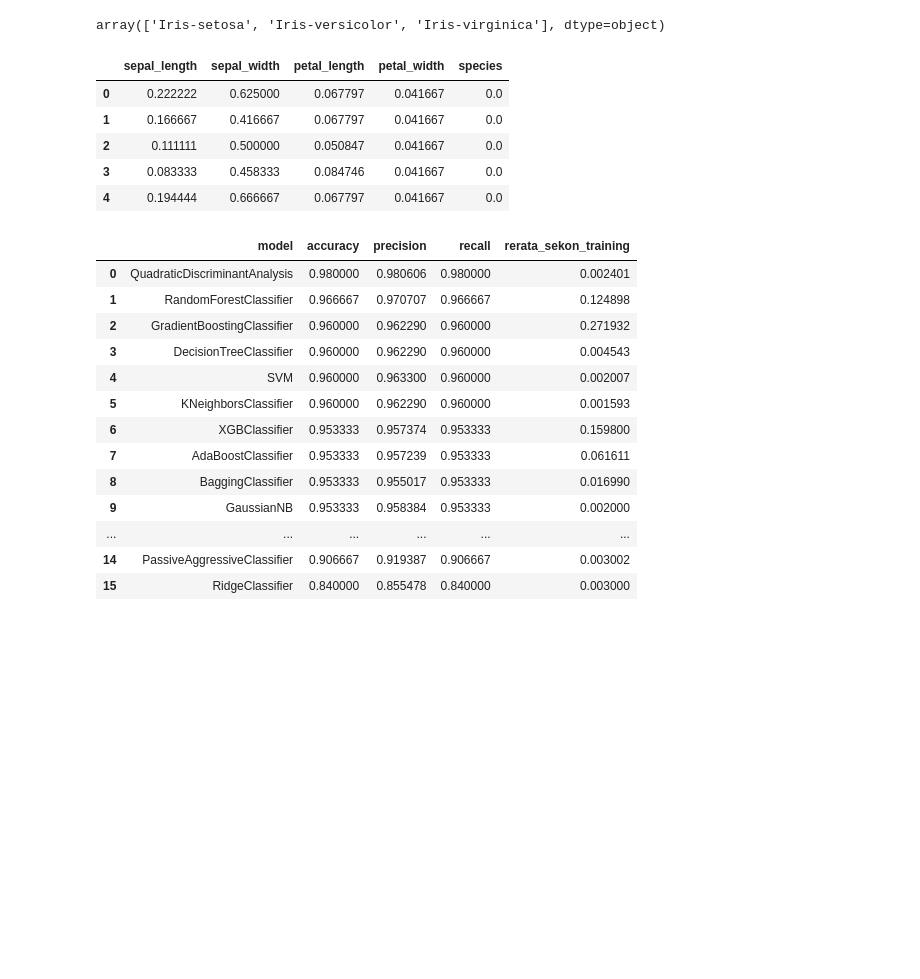
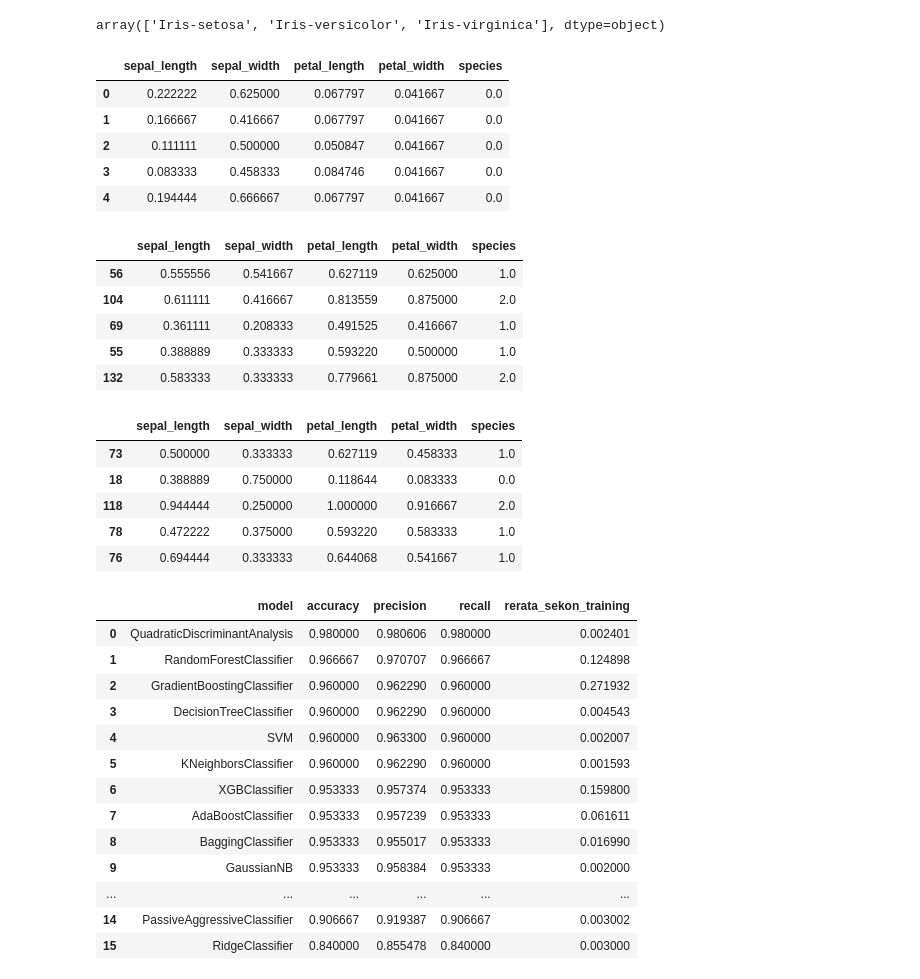
Before and after one commit to AnggaDS01/Python, a Jupyter notebook: Machine-Learning/Projects/Scikit-Learn/Classification-Tasks/Iris-Excercise-(Shallow-ML)/notebooks/Model_training.ipynb, the cells around one changed output. Drawn from its saved outputs; the diff is of its cells as text; code cells hidden in the pictures; blank space fills up the shorter version.

Commit message:
Menambahkan Data Transformation

```diff
--- a/Machine-Learning/Projects/Scikit-Learn/Classification-Tasks/Iris-Excercise-(Shallow-ML)/notebooks/Model_training.ipynb
+++ b/Machine-Learning/Projects/Scikit-Learn/Classification-Tasks/Iris-Excercise-(Shallow-ML)/notebooks/Model_training.ipynb
@@ -43,0 +56,25 @@ ColumnTransformer(transformers=[('MinmaxScaler', MinMaxScaler(),
+# %%
+target = ['species']
+features = df.drop(columns=target)
+
+numeric_columns = features.select_dtypes(include=['number']).columns
+category_columns = features.select_dtypes(include=['object']).columns
+
+num_pipeline = Pipeline(
+    steps=[
+        ('min_max_scaler', MinMaxScaler()),
+    ]
+)
+
+target_pipeline = Pipeline(
+    steps=[
+        ('ordinal_encoder', OrdinalEncoder()),
+    ]
+)
+
+preprocessor = ColumnTransformer(
+    [
+        ("numerical_pipeline", num_pipeline, numeric_columns),
+        ("target_pipeline", target_pipeline, target),
+    ]
+)
@@ -48,13 +98,32 @@ ord_enc.categories_[0]
 array(['Iris-setosa', 'Iris-versicolor', 'Iris-virginica'], dtype=object)
 # %%
 df_copy = df.copy(deep=True)
+train_df_copy = train_df.copy(deep=True)
+test_df_copy = test_df.copy(deep=True)
+
 df_copy[df_copy.columns] = preprocessor.transform(df_copy)
+train_df_copy[train_df_copy.columns] = preprocessor.transform(train_df_copy)
+test_df_copy[test_df_copy.columns] = preprocessor.transform(test_df_copy)
-# %%
-df_copy[:5]
-# %% [output]
-|  | sepal_length | sepal_width | petal_length | petal_width | species |
-| 0 | 0.222222 | 0.625000 | 0.067797 | 0.041667 | 0.0 |
-| 1 | 0.166667 | 0.416667 | 0.067797 | 0.041667 | 0.0 |
-| 2 | 0.111111 | 0.500000 | 0.050847 | 0.041667 | 0.0 |
-| 3 | 0.083333 | 0.458333 | 0.084746 | 0.041667 | 0.0 |
-| 4 | 0.194444 | 0.666667 | 0.067797 | 0.041667 | 0.0 |
+# %%
+display(df_copy[:5])
+display(train_df_copy[:5])
+display(test_df_copy[:5])
+# %% [output]
+|  | sepal_length | sepal_width | petal_length | petal_width | species |
+| 0 | 0.222222 | 0.625000 | 0.067797 | 0.041667 | 0.0 |
+| 1 | 0.166667 | 0.416667 | 0.067797 | 0.041667 | 0.0 |
+| 2 | 0.111111 | 0.500000 | 0.050847 | 0.041667 | 0.0 |
+| 3 | 0.083333 | 0.458333 | 0.084746 | 0.041667 | 0.0 |
+| 4 | 0.194444 | 0.666667 | 0.067797 | 0.041667 | 0.0 |
+|  | sepal_length | sepal_width | petal_length | petal_width | species |
+| 56 | 0.555556 | 0.541667 | 0.627119 | 0.625000 | 1.0 |
+| 104 | 0.611111 | 0.416667 | 0.813559 | 0.875000 | 2.0 |
+| 69 | 0.361111 | 0.208333 | 0.491525 | 0.416667 | 1.0 |
+| 55 | 0.388889 | 0.333333 | 0.593220 | 0.500000 | 1.0 |
+| 132 | 0.583333 | 0.333333 | 0.779661 | 0.875000 | 2.0 |
+|  | sepal_length | sepal_width | petal_length | petal_width | species |
+| 73 | 0.500000 | 0.333333 | 0.627119 | 0.458333 | 1.0 |
+| 18 | 0.388889 | 0.750000 | 0.118644 | 0.083333 | 0.0 |
+| 118 | 0.944444 | 0.250000 | 1.000000 | 0.916667 | 2.0 |
+| 78 | 0.472222 | 0.375000 | 0.593220 | 0.583333 | 1.0 |
+| 76 | 0.694444 | 0.333333 | 0.644068 | 0.541667 | 1.0 |
```
Also changed, not shown: parts of 8 cells of this notebook, 5 other files.
